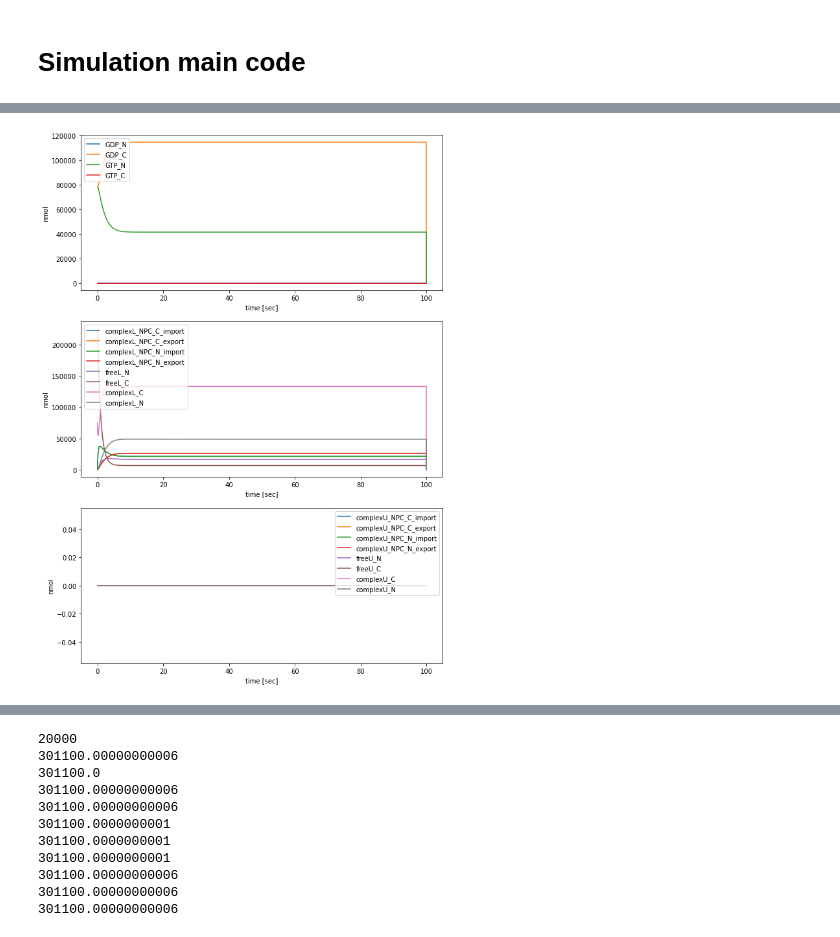
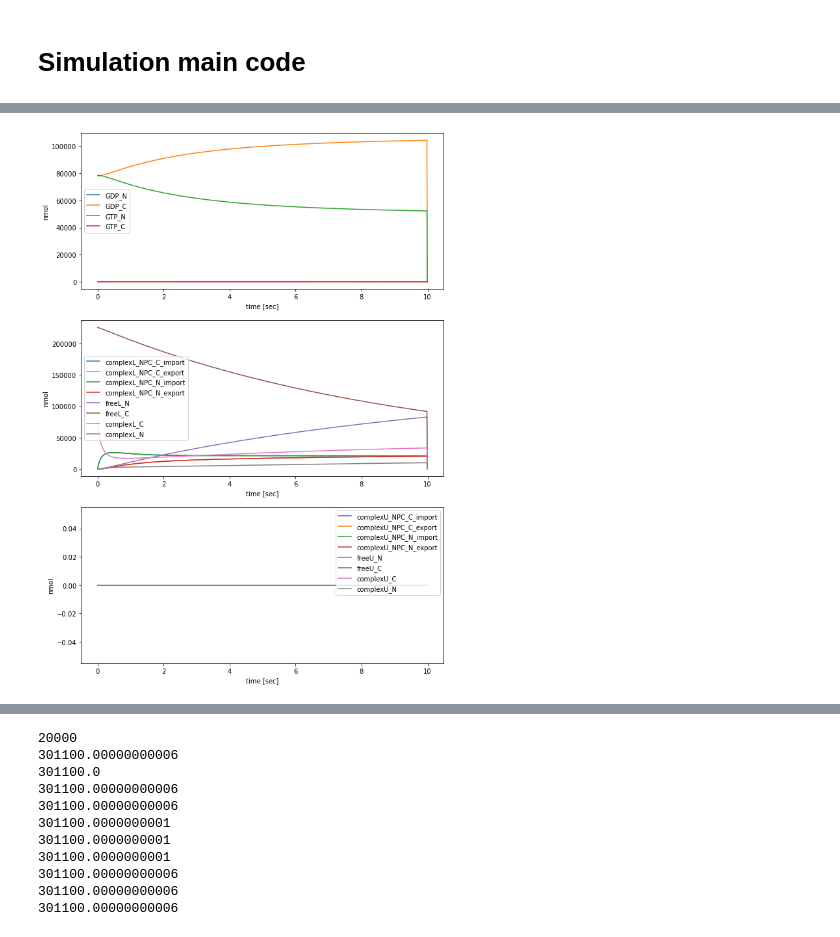
Before and after one commit to ravehlab/npctransport_kinetic, a Jupyter notebook: NPC_FLIP_simulations.ipynb, the cells around one changed output, grey strips where cells are left out. Drawn from its saved outputs; the diff is of its cells as text; code cells hidden in the pictures.

```diff
--- a/NPC_FLIP_simulations.ipynb
+++ b/NPC_FLIP_simulations.ipynb
@@ -122,7 +115,7 @@ def plot_simulation_attributes(sim_time_sec,
         ax.set_ylim(ylim)
   return axes, x, c
 # %%
-sim_time_sec= 100.0
+sim_time_sec= 10.0
 RAN_attributes = ['GDP_N', 'GDP_C', 'GTP_N', 'GTP_C']
 cargoL_attributes= ['complexL_NPC_C_import', 'complexL_NPC_C_export',
                     'complexL_NPC_N_import', 'complexL_NPC_N_export',
@@ -136,8 +129,8 @@ npc_attributes = ['nmol_NPC']
 dock_attributes = ['c_C_M', 'fraction_C_b', 'nmol_NPC', 'NPC_dock_capacity']
 # %%
 is_log= False
-sim_flags= dict(rate_free_to_complex_per_sec=1.0,
-                max_passive_diffusion_rate_nmol_per_sec_per_M=2e7)
+sim_flags= dict()#rate_free_to_complex_per_sec=1.0,
+                #max_passive_diffusion_rate_nmol_per_sec_per_M=2e7)
 ax, x, c= plot_simulation_attributes(sim_time_sec,
                            [ RAN_attributes,
                              cargoL_attributes,
@@ -152,7 +145,7 @@ Cargo after: 301099.9999999542
 ['GDP_N', 'GDP_C', 'GTP_N', 'GTP_C']
 ['complexL_NPC_C_import', 'complexL_NPC_C_export', 'complexL_NPC_N_import', 'complexL_NPC_N_export', 'freeL_N', 'freeL_C', 'complexL_C', 'complexL_N']
 ['complexU_NPC_C_import', 'complexU_NPC_C_export', 'complexU_NPC_N_import', 'complexU_NPC_N_export', 'freeU_N', 'freeU_C', 'complexU_C', 'complexU_N']
-[figure, old version]
+[figure, new version]
 # %%
 fig,ax= plt.subplots(1,1)
 
```
Also changed, not shown: parts of 6 cells of this notebook, 1 other file.
